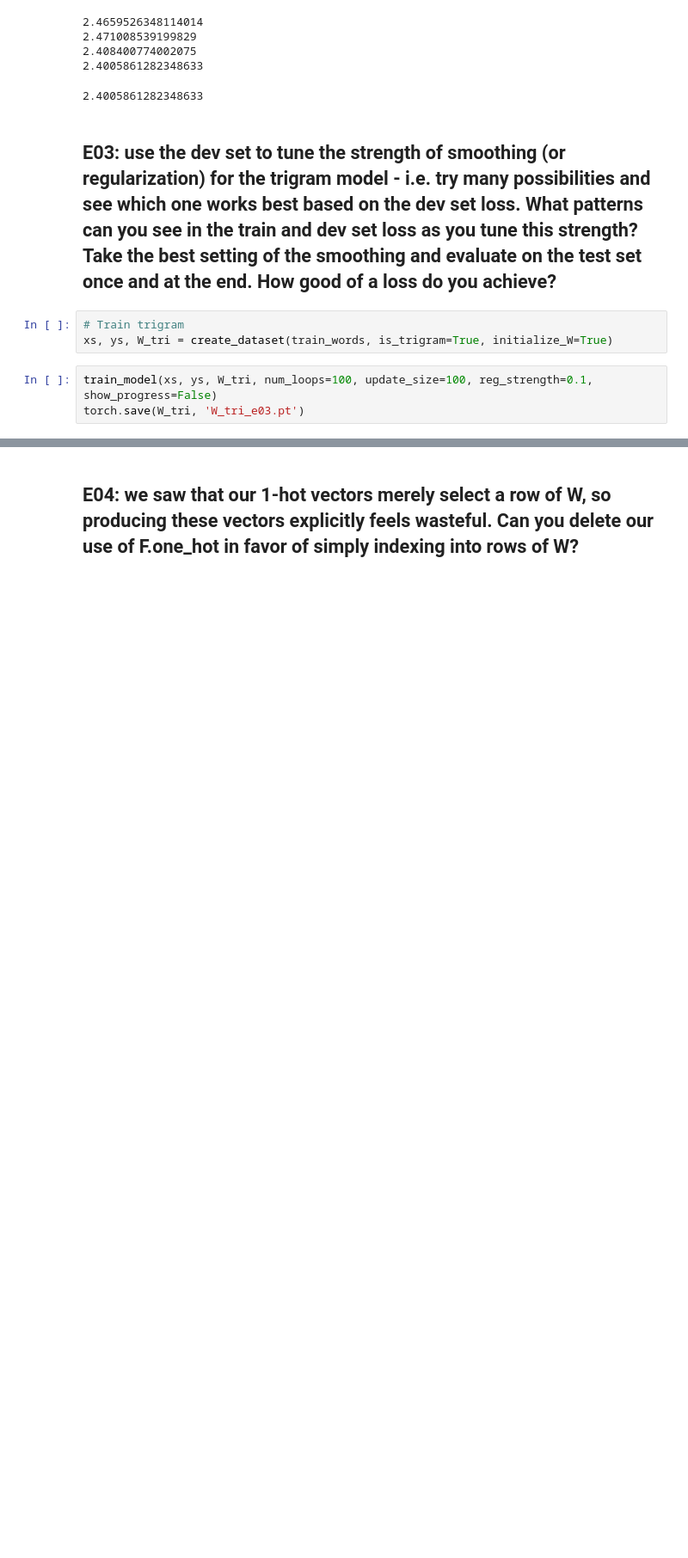
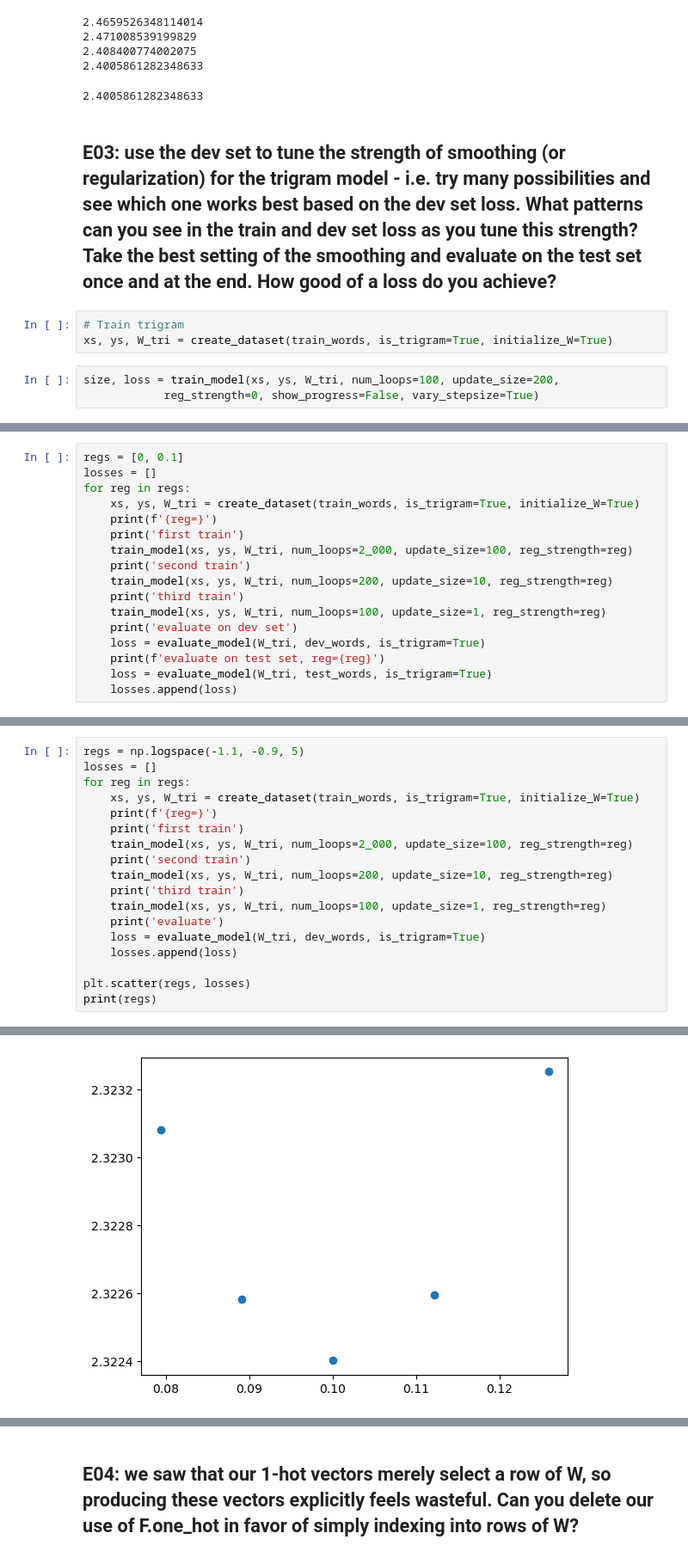
Before and after one commit to Jackmastr/neural-networks-zero-to-hero, a Jupyter notebook: makemore/makemore_exercises.ipynb, the cells around one changed output, grey strips where cells are left out. Shown: that part at 86% size. Cells and saved outputs as stored; diff of their text form; blank space fills up the shorter version.

```diff
--- a/makemore/makemore_exercises.ipynb
+++ b/makemore/makemore_exercises.ipynb
@@ -219,6 +232,6 @@ evaluate_model(W_tri, test_words, is_trigram=True)
 # Train trigram
 xs, ys, W_tri = create_dataset(train_words, is_trigram=True, initialize_W=True)
 # %%
-train_model(xs, ys, W_tri, num_loops=100, update_size=100, reg_strength=0.1, show_progress=False)
-torch.save(W_tri, 'W_tri_e03.pt')
+size, loss = train_model(xs, ys, W_tri, num_loops=100, update_size=200,
+            reg_strength=0, show_progress=False, vary_stepsize=True)
 # %% [output]
@@ -225,0 +248,17 @@ torch.save(W_tri, 'W_tri_e03.pt')
+# %%
+regs = [0, 0.1]
+losses = []
+for reg in regs:
+    xs, ys, W_tri = create_dataset(train_words, is_trigram=True, initialize_W=True)
+    print(f'{reg=}')
+    print('first train')
+    train_model(xs, ys, W_tri, num_loops=2_000, update_size=100, reg_strength=reg)
+    print('second train')
+    train_model(xs, ys, W_tri, num_loops=200, update_size=10, reg_strength=reg)
+    print('third train')
+    train_model(xs, ys, W_tri, num_loops=100, update_size=1, reg_strength=reg)
+    print('evaluate on dev set')
+    loss = evaluate_model(W_tri, dev_words, is_trigram=True)
+    print(f'evaluate on test set, reg={reg}')
+    loss = evaluate_model(W_tri, test_words, is_trigram=True)
+    losses.append(loss)
@@ -225,0 +288,19 @@ torch.save(W_tri, 'W_tri_e03.pt')
+# %%
+regs = np.logspace(-1.1, -0.9, 5)
+losses = []
+for reg in regs:
+    xs, ys, W_tri = create_dataset(train_words, is_trigram=True, initialize_W=True)
+    print(f'{reg=}')
+    print('first train')
+    train_model(xs, ys, W_tri, num_loops=2_000, update_size=100, reg_strength=reg)
+    print('second train')
+    train_model(xs, ys, W_tri, num_loops=200, update_size=10, reg_strength=reg)
+    print('third train')
+    train_model(xs, ys, W_tri, num_loops=100, update_size=1, reg_strength=reg)
+    print('evaluate')
+    loss = evaluate_model(W_tri, dev_words, is_trigram=True)
+    losses.append(loss)
+
+plt.scatter(regs, losses)
+print(regs)
+# %% [output]
@@ -225,0 +335 @@ torch.save(W_tri, 'W_tri_e03.pt')
+[figure, added]
```
Also changed, not shown: parts of 16 cells of this notebook, 2 other files.
